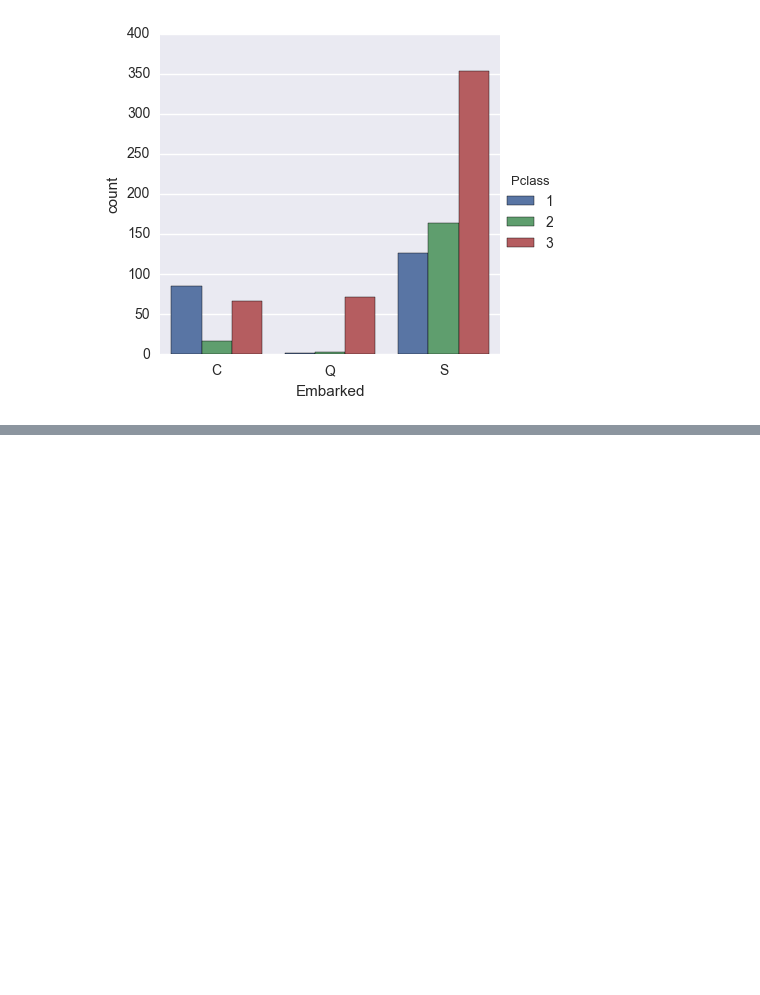
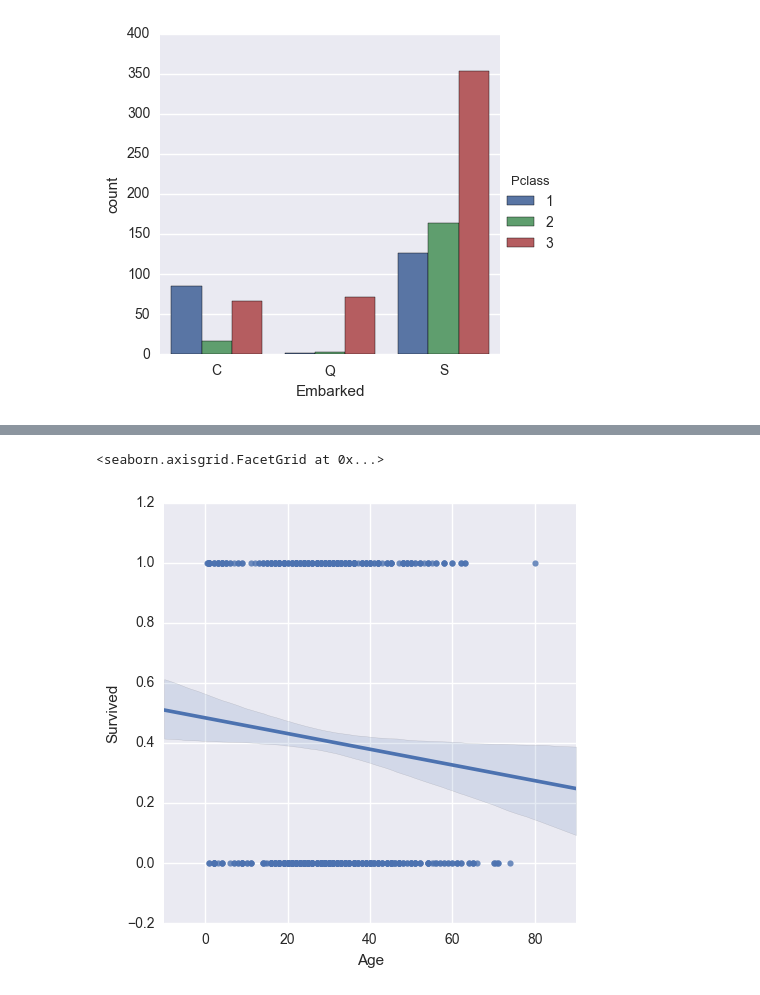
Before and after one commit to scottvanderwier/Titanic-Machine-Learning, a Jupyter notebook: Titanic - Data Analysis.ipynb, the cells around one changed output, grey strips where cells are left out. Cells and saved outputs as stored; diff of their text form; code cells hidden in the pictures; blank space fills up the shorter version.

```diff
--- a/Titanic - Data Analysis.ipynb
+++ b/Titanic - Data Analysis.ipynb
@@ -199,0 +251,5 @@ sns.factorplot('Embarked',data=titanic_df,kind='count',hue='Pclass',order=['C','
+# %%
+sns.lmplot('Age','Survived',data=titanic_df)
+# %% [output]
+<seaborn.axisgrid.FacetGrid at 0x...>
+[figure, added]
```
Also changed, not shown: parts of 13 cells of this notebook, 1 other file.
